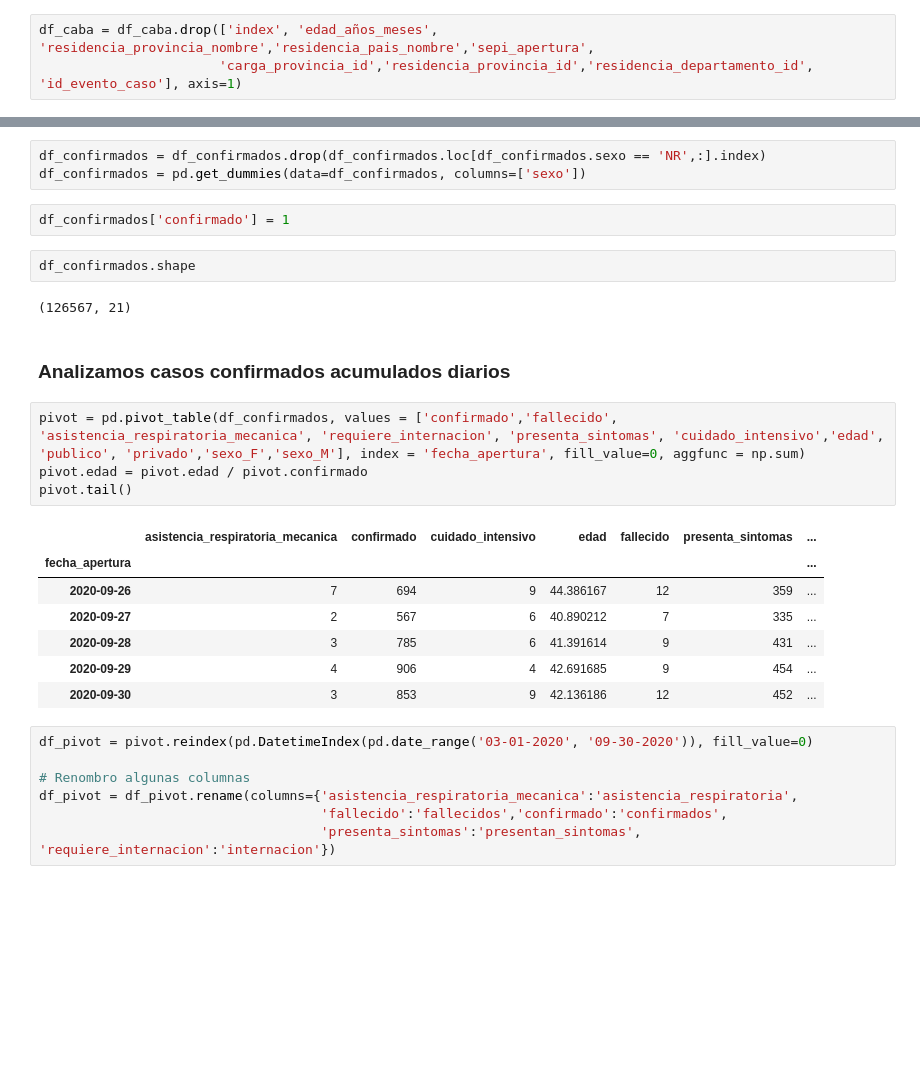
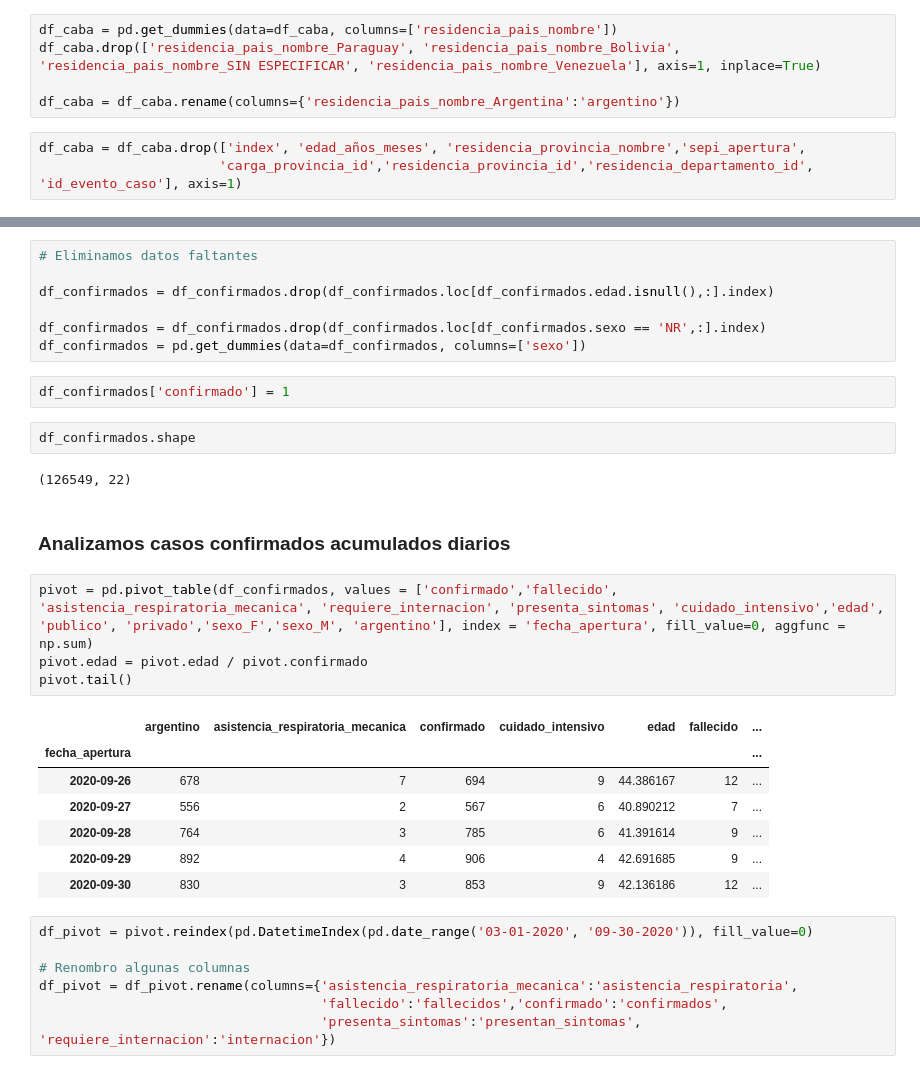
Before and after one commit to tomiambro/clusterai2020_grupo1, a Jupyter notebook: EDA_Proyecto_Final.ipynb, the cells around one changed output, grey strips where cells are left out. Drawn from its saved outputs; the diff is of its cells as text; blank space fills up the shorter version.

```diff
--- a/EDA_Proyecto_Final.ipynb
+++ b/EDA_Proyecto_Final.ipynb
@@ -51,5 +63,10 @@ Con las edades unificadas removemos la columna 'edad_años_meses' y aprovechamos
+# %%
+df_caba = pd.get_dummies(data=df_caba, columns=['residencia_pais_nombre'])
+df_caba.drop(['residencia_pais_nombre_Paraguay', 'residencia_pais_nombre_Bolivia', 'residencia_pais_nombre_SIN ESPECIFICAR', 'residencia_pais_nombre_Venezuela'], axis=1, inplace=True)
+
+df_caba = df_caba.rename(columns={'residencia_pais_nombre_Argentina':'argentino'})
 # %%
-df_caba = df_caba.drop(['index', 'edad_años_meses', 'residencia_provincia_nombre','residencia_pais_nombre','sepi_apertura',
+df_caba = df_caba.drop(['index', 'edad_años_meses', 'residencia_provincia_nombre','sepi_apertura',
                        'carga_provincia_id','residencia_provincia_id','residencia_departamento_id', 'id_evento_caso'], axis=1)
 # %%
 df_caba.tail()
@@ -177,6 +192,10 @@ presenta_sintomas                        0
 requiere_internacion                     0
 dtype: int64
 # %%
+# Eliminamos datos faltantes
+
+df_confirmados = df_confirmados.drop(df_confirmados.loc[df_confirmados.edad.isnull(),:].index)
+
 df_confirmados = df_confirmados.drop(df_confirmados.loc[df_confirmados.sexo == 'NR',:].index)
 df_confirmados = pd.get_dummies(data=df_confirmados, columns=['sexo'])
 # %%
@@ -184,21 +203,21 @@ df_confirmados['confirmado'] = 1
 # %%
 df_confirmados.shape
 # %% [output]
-(126567, 21)
+(126549, 22)
 # %% [markdown]
 ### Analizamos casos confirmados acumulados diarios
 # %%
-pivot = pd.pivot_table(df_confirmados, values = ['confirmado','fallecido', 'asistencia_respiratoria_mecanica', 'requiere_internacion', 'presenta_sintomas', 'cuidado_intensivo','edad', 'publico', 'privado','sexo_F','sexo_M'], index = 'fecha_apertura', fill_value=0, aggfunc = np.sum)
+pivot = pd.pivot_table(df_confirmados, values = ['confirmado','fallecido', 'asistencia_respiratoria_mecanica', 'requiere_internacion', 'presenta_sintomas', 'cuidado_intensivo','edad', 'publico', 'privado','sexo_F','sexo_M', 'argentino'], index = 'fecha_apertura', fill_value=0, aggfunc = np.sum)
 pivot.edad = pivot.edad / pivot.confirmado
 pivot.tail()
 # %% [output]
-|  | asistencia_respiratoria_mecanica | confirmado | cuidado_intensivo | edad | fallecido | presenta_sintomas | ... |
+|  | argentino | asistencia_respiratoria_mecanica | confirmado | cuidado_intensivo | edad | fallecido | ... |
 | fecha_apertura |  |  |  |  |  |  | ... |
-| 2020-09-26 | 7 | 694 | 9 | 44.386167 | 12 | 359 | ... |
-| 2020-09-27 | 2 | 567 | 6 | 40.890212 | 7 | 335 | ... |
-| 2020-09-28 | 3 | 785 | 6 | 41.391614 | 9 | 431 | ... |
-| 2020-09-29 | 4 | 906 | 4 | 42.691685 | 9 | 454 | ... |
-| 2020-09-30 | 3 | 853 | 9 | 42.136186 | 12 | 452 | ... |
+| 2020-09-26 | 678 | 7 | 694 | 9 | 44.386167 | 12 | ... |
+| 2020-09-27 | 556 | 2 | 567 | 6 | 40.890212 | 7 | ... |
+| 2020-09-28 | 764 | 3 | 785 | 6 | 41.391614 | 9 | ... |
+| 2020-09-29 | 892 | 4 | 906 | 4 | 42.691685 | 9 | ... |
+| 2020-09-30 | 830 | 3 | 853 | 9 | 42.136186 | 12 | ... |
 # %%
 df_pivot = pivot.reindex(pd.DatetimeIndex(pd.date_range('03-01-2020', '09-30-2020')), fill_value=0)
 
```
Also changed, not shown: parts of 14 cells of this notebook, 1 other file.
